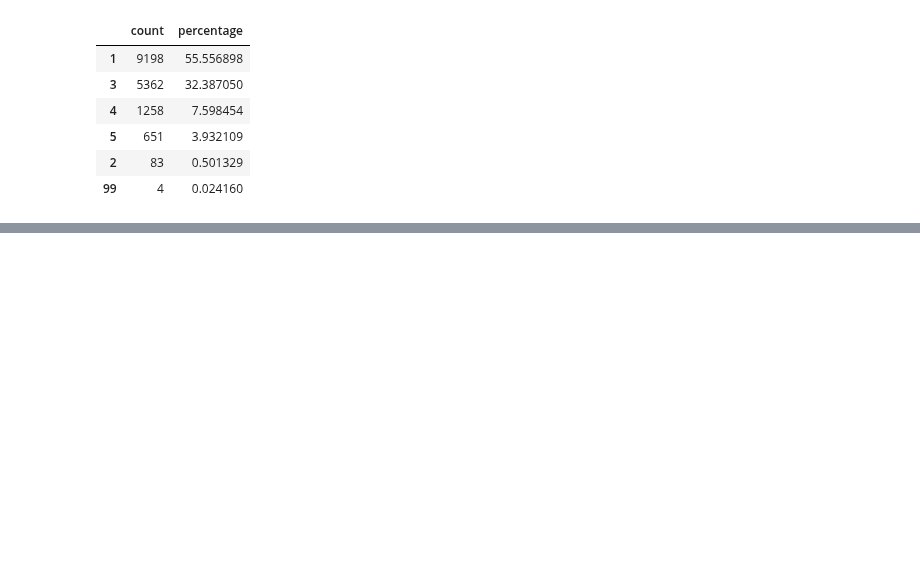
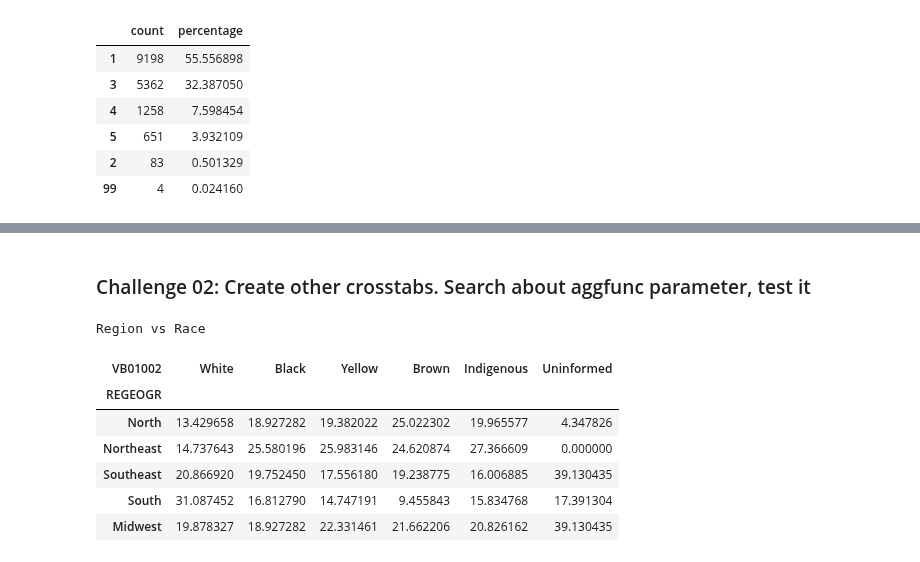
Before and after one commit to gabrielatrindade/alura-bootcamp, a Jupyter notebook: module3/pense_2015.ipynb, the cells around one changed output, grey strips where cells are left out. Drawn from its saved outputs; the diff is of its cells as text; code cells hidden in the pictures; blank space fills up the shorter version.

```diff
--- a/module3/pense_2015.ipynb
+++ b/module3/pense_2015.ipynb
@@ -389,0 +413,6 @@ create_dist_variable_table('VB01022')
+# %%
+pense_2015['IMC'] = (pense_2015['VB17003'] /
+                     ((pense_2015['VB17004']/100)**2))
+
+
+pense_2015['IMC']
@@ -389,0 +661,33 @@ create_dist_variable_table('VB01022')
+# %% [markdown]
+### Challenge 02: Create other crosstabs. Search about aggfunc parameter, test it
+# %%
+cross_frequency_REGEOGR_VB01002 = \
+    pd.crosstab(pense_2015['REGEOGR'],
+                pense_2015['VB01002'],
+                normalize='columns')*100
+
+cross_frequency_REGEOGR_VB01002 \
+    .rename(index={1: 'North',
+                   2: 'Northeast',
+                   3: 'Southeast',
+                   4: 'South',
+                   5: 'Midwest'},
+            columns={1: 'White',
+                     2: 'Black',
+                     3: 'Yellow',
+                     4: 'Brown',
+                     5: 'Indigenous',
+                     99: 'Uninformed'},
+            inplace=True)
+
+print('Region vs Race')
+cross_frequency_REGEOGR_VB01002
+# %% [output]
+Region vs Race
+| VB01002 | White | Black | Yellow | Brown | Indigenous | Uninformed |
+| REGEOGR |  |  |  |  |  |  |
+| North | 13.429658 | 18.927282 | 19.382022 | 25.022302 | 19.965577 | 4.347826 |
+| Northeast | 14.737643 | 25.580196 | 25.983146 | 24.620874 | 27.366609 | 0.000000 |
+| Southeast | 20.866920 | 19.752450 | 17.556180 | 19.238775 | 16.006885 | 39.130435 |
+| South | 31.087452 | 16.812790 | 14.747191 | 9.455843 | 15.834768 | 17.391304 |
+| Midwest | 19.878327 | 18.927282 | 22.331461 | 21.662206 | 20.826162 | 39.130435 |
```
Also changed, not shown: parts of 35 cells of this notebook.
